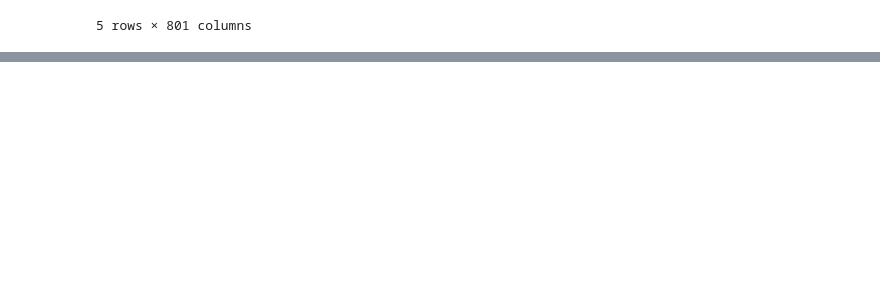
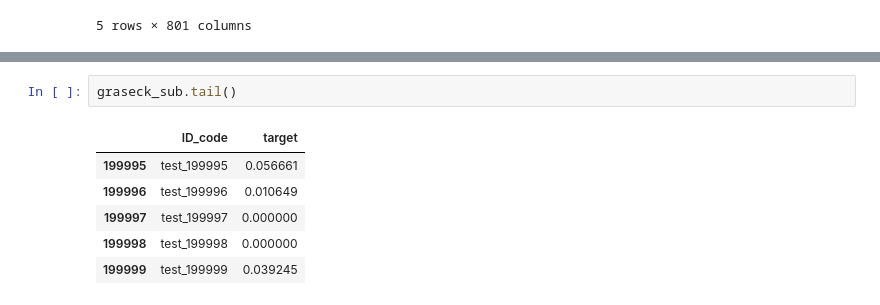
Before and after one commit to guchio3/kaggle-santander-2019, a Jupyter notebook: notebooks/e079_uniq_value_analysis.ipynb, the cells around one changed output, grey strips where cells are left out. Cells and saved outputs as stored; diff of their text form; blank space fills up the shorter version.

```diff
--- a/notebooks/e079_uniq_value_analysis.ipynb
+++ b/notebooks/e079_uniq_value_analysis.ipynb
@@ -79,0 +133,9 @@ features.head()
+# %%
+graseck_sub.tail()
+# %% [output]
+|  | ID_code | target |
+| 199995 | test_199995 | 0.056661 |
+| 199996 | test_199996 | 0.010649 |
+| 199997 | test_199997 | 0.000000 |
+| 199998 | test_199998 | 0.000000 |
+| 199999 | test_199999 | 0.039245 |
```
Also changed, not shown: parts of 10 cells of this notebook, 3 other files.
